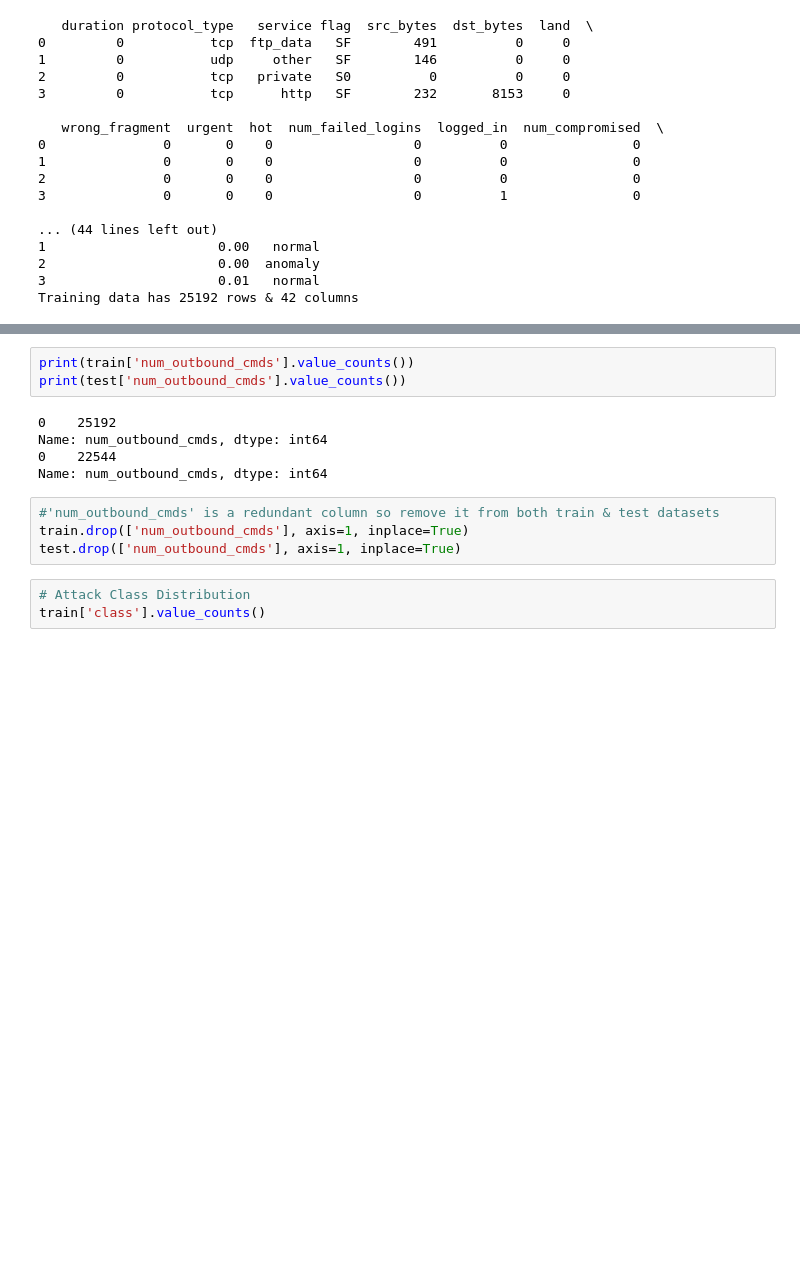
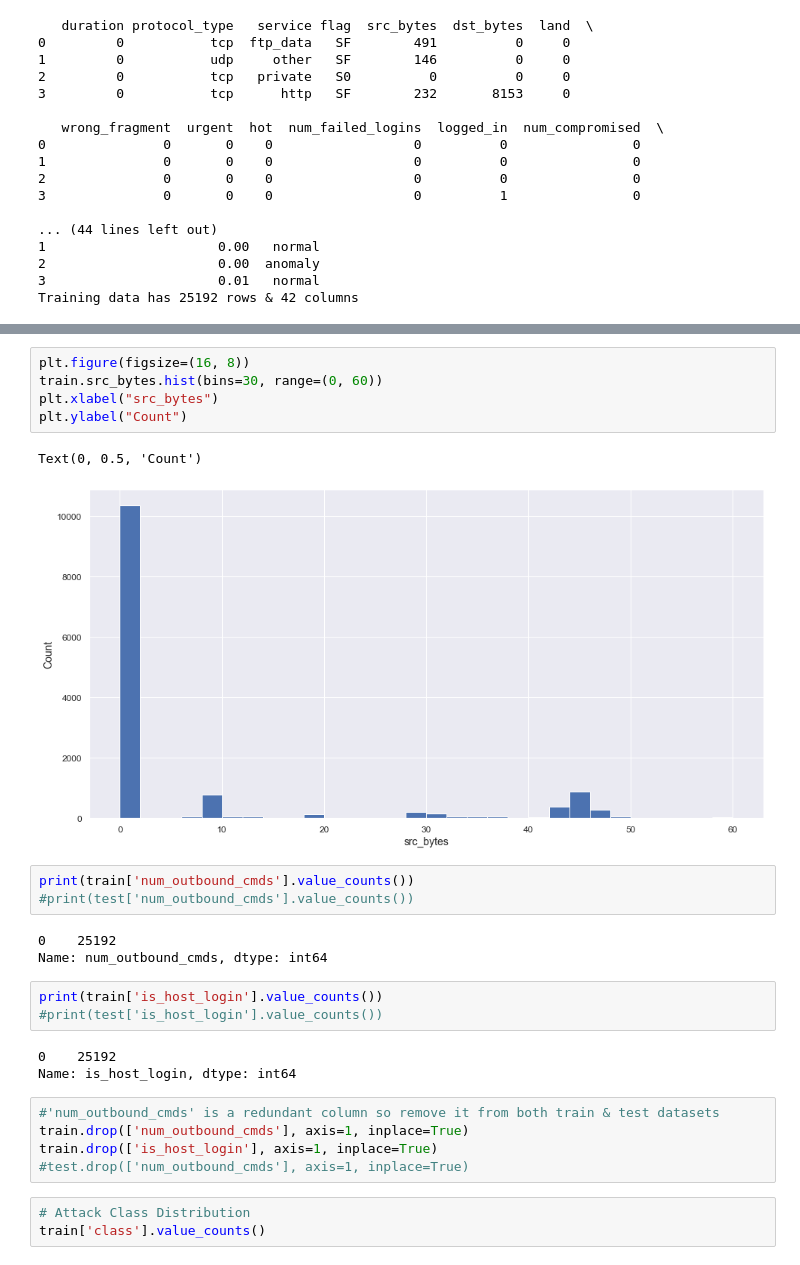
Before and after one commit to AkankshaReddyP/NIDS, a Jupyter notebook: src.ipynb, the cells around one changed output, grey strips where cells are left out. Cells and saved outputs as stored; diff of their text form; blank space fills up the shorter version.

```diff
--- a/src.ipynb
+++ b/src.ipynb
@@ -84,15 +101,28 @@ train.describe()
+# %%
+plt.figure(figsize=(16, 8))
+train.src_bytes.hist(bins=30, range=(0, 60))
+plt.xlabel("src_bytes")
+plt.ylabel("Count")
+# %% [output]
+Text(0, 0.5, 'Count')
+[figure, added]
 # %%
 print(train['num_outbound_cmds'].value_counts())
-print(test['num_outbound_cmds'].value_counts())
+#print(test['num_outbound_cmds'].value_counts())
 # %% [output]
 0    25192
 Name: num_outbound_cmds, dtype: int64
-0    22544
-Name: num_outbound_cmds, dtype: int64
+# %%
+print(train['is_host_login'].value_counts())
+#print(test['is_host_login'].value_counts())
+# %% [output]
+0    25192
+Name: is_host_login, dtype: int64
 # %%
 #'num_outbound_cmds' is a redundant column so remove it from both train & test datasets
 train.drop(['num_outbound_cmds'], axis=1, inplace=True)
-test.drop(['num_outbound_cmds'], axis=1, inplace=True)
+train.drop(['is_host_login'], axis=1, inplace=True)
+#test.drop(['num_outbound_cmds'], axis=1, inplace=True)
 # %%
 # Attack Class Distribution
 train['class'].value_counts()
```
Also changed, not shown: parts of 23 cells of this notebook.
